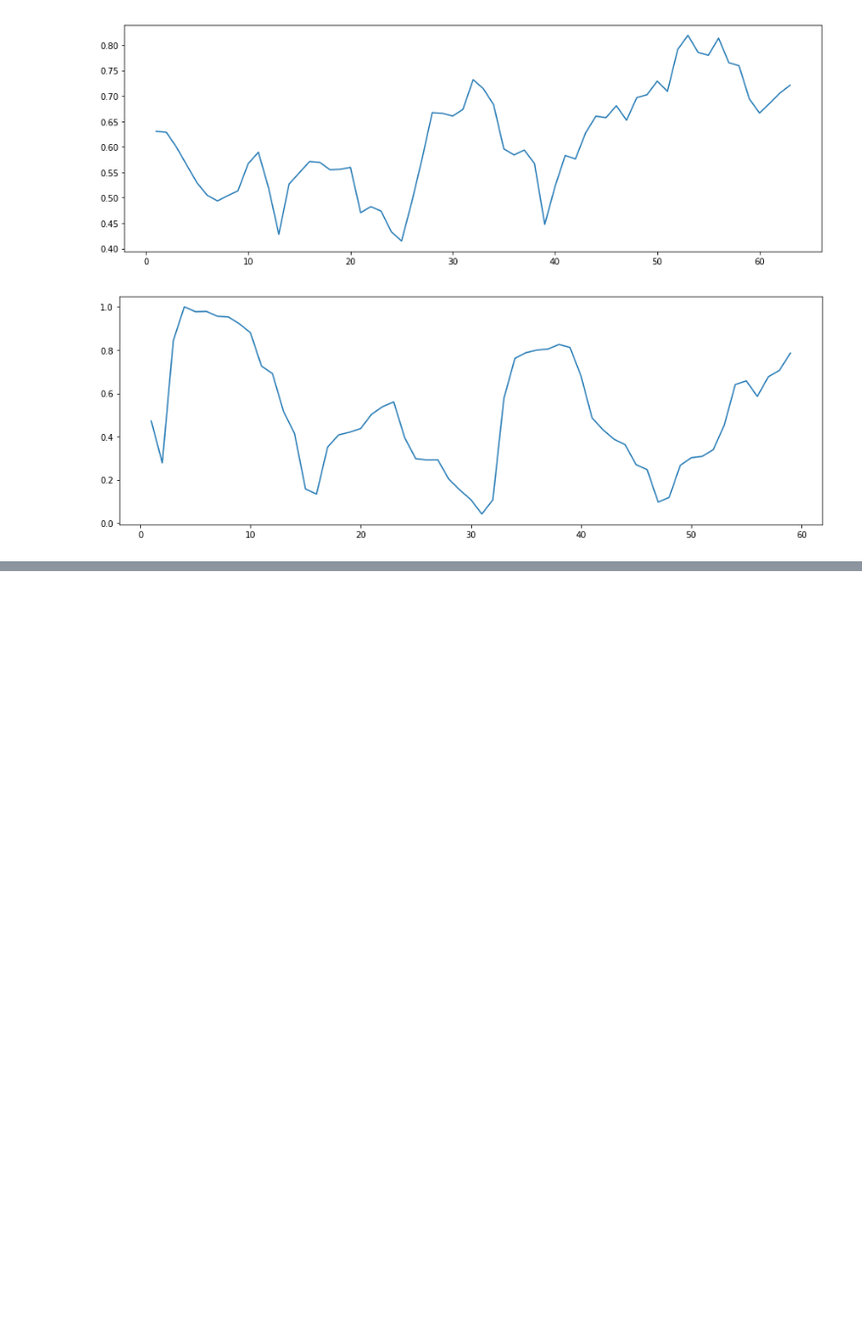
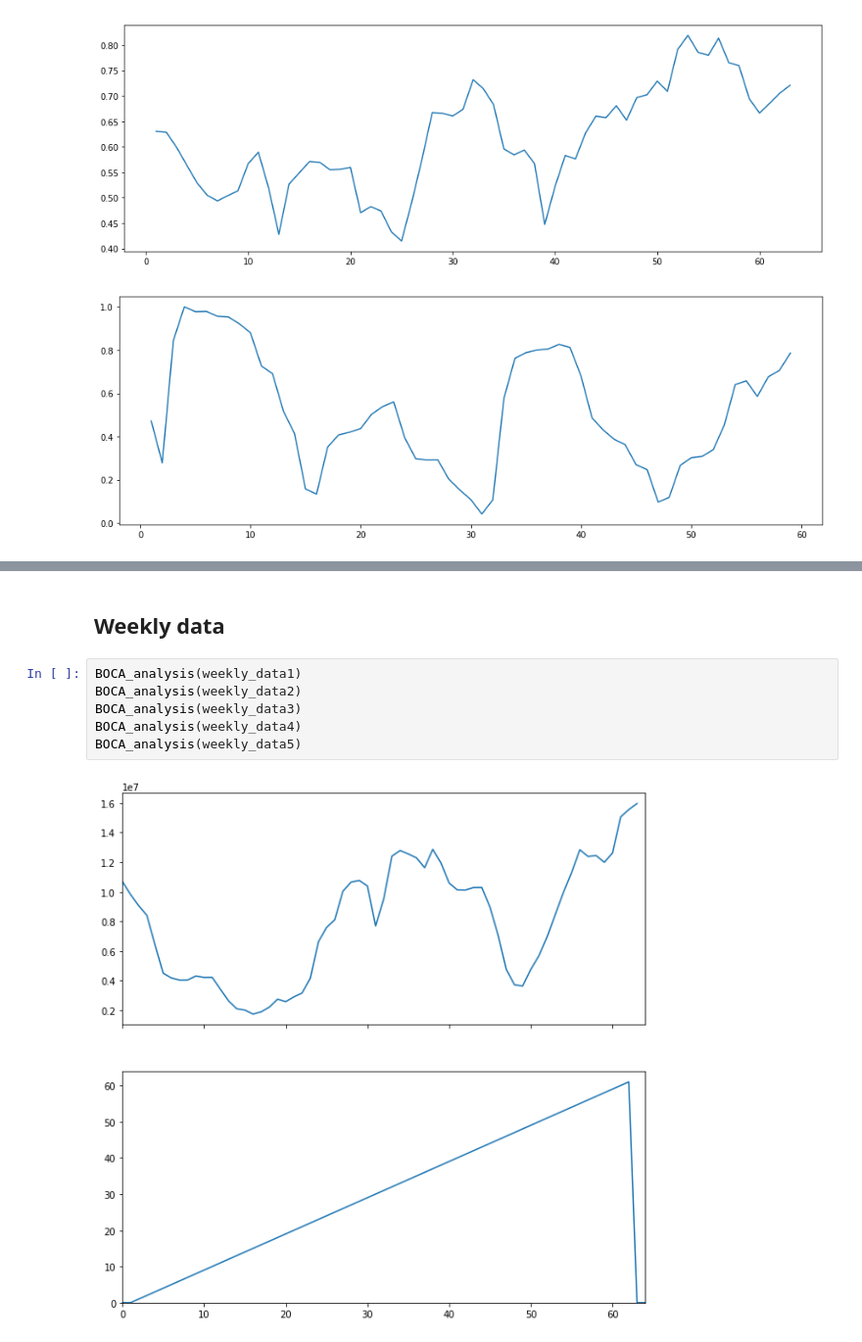
Before and after one commit to PegushinML/BCOD_Thesis, a Jupyter notebook: data/sberbank/transactions/Top 5 clients.ipynb, the cells around one changed output, grey strips where cells are left out. Shown at 98% size. Saved outputs shown, nothing was run; the diff lists cells and outputs as text; blank space fills up the shorter version.

```diff
--- a/sberbank/transactions/Top 5 clients.ipynb
+++ b/data/sberbank/transactions/Top 5 clients.ipynb
@@ -254,0 +387,10 @@ plt.show()
+# %% [markdown]
+## Weekly data
+# %%
+BOCA_analysis(weekly_data1)
+BOCA_analysis(weekly_data2)
+BOCA_analysis(weekly_data3)
+BOCA_analysis(weekly_data4)
+BOCA_analysis(weekly_data5)
+# %% [output]
+[figure, added]
```
Also changed, not shown: parts of 7 cells of this notebook, 15 other files.
